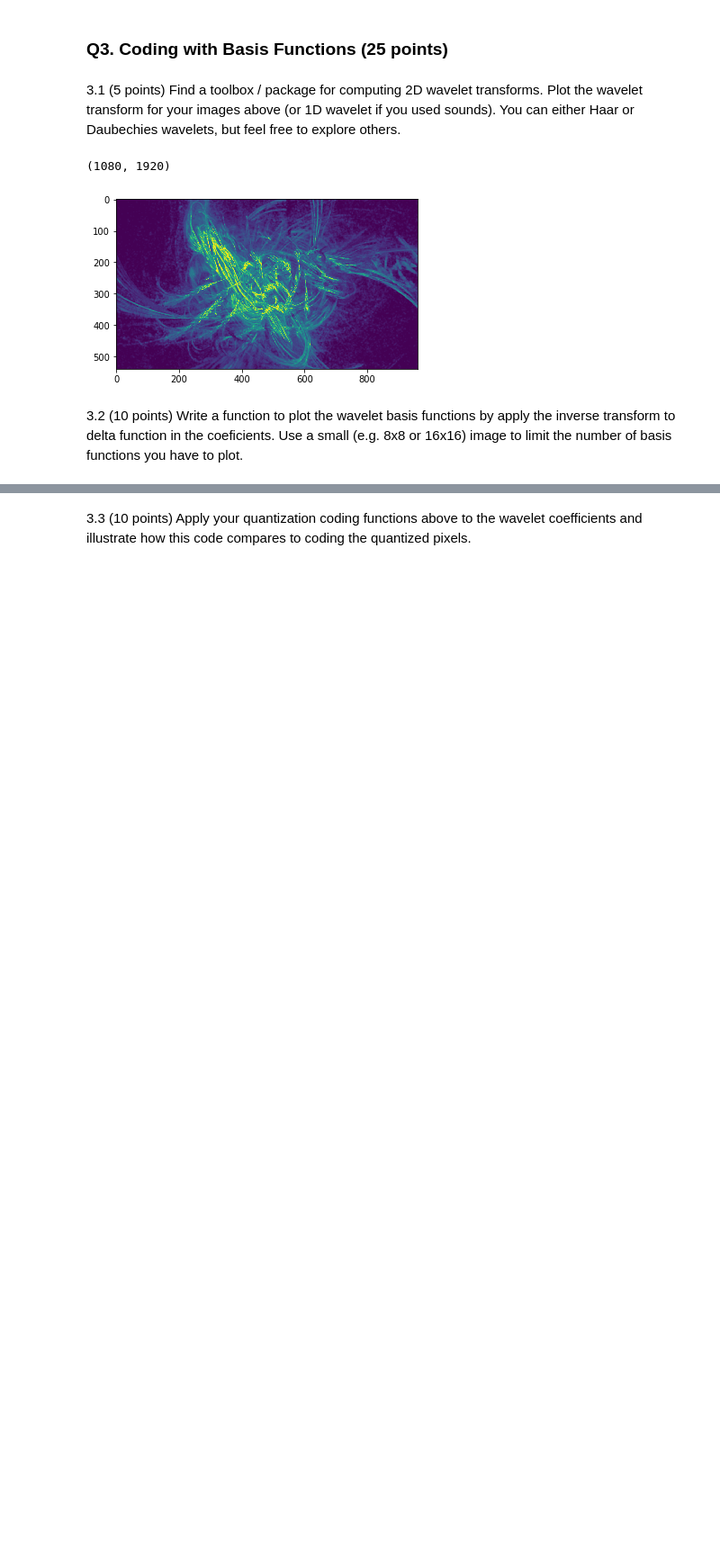
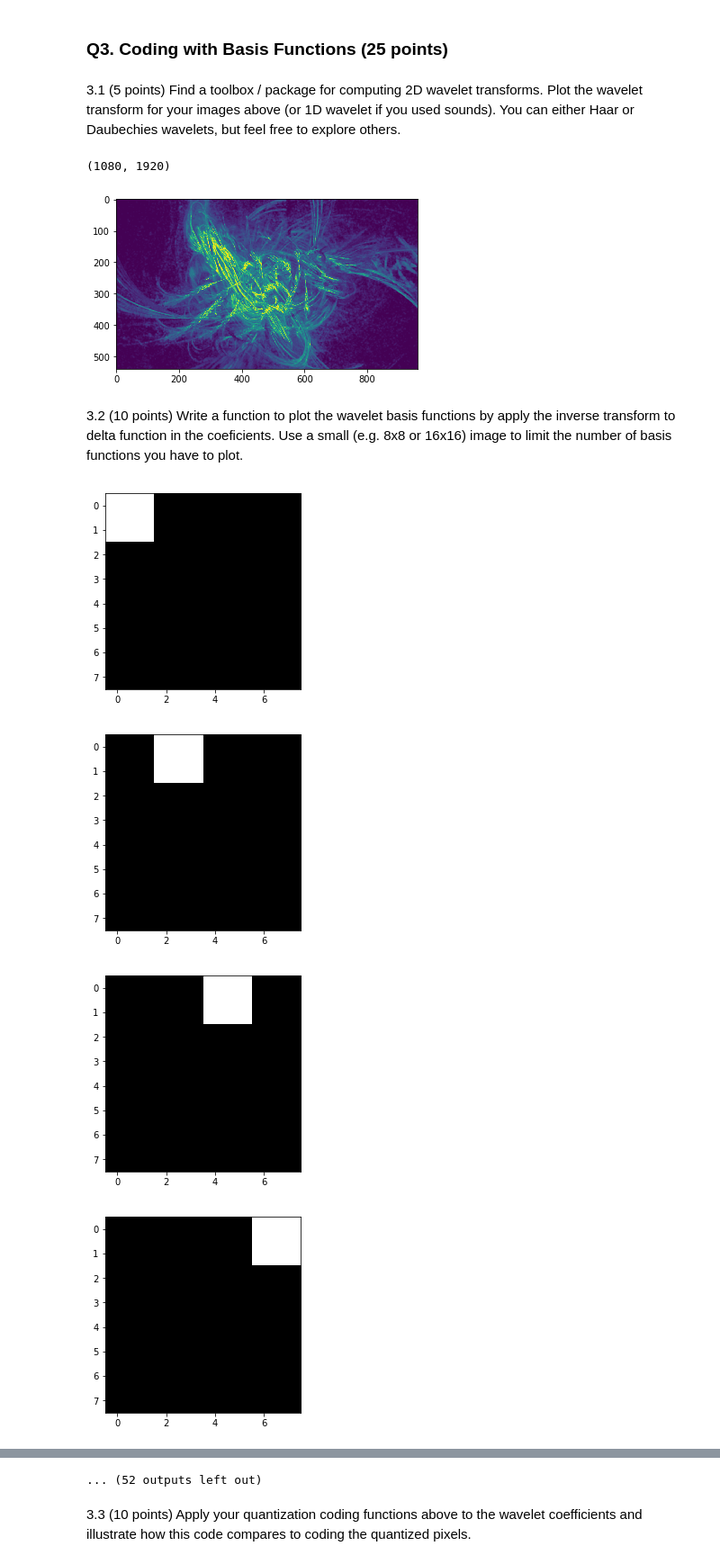
Before and after one commit to brennanmcfarland/computational-perception-class, a Jupyter notebook: CP-A2-bfm21.ipynb, the cells around one changed output, grey strips where cells are left out. Shown at 90% size. Cells and saved outputs as stored; diff of their text form; code cells hidden in the pictures; blank space fills up the shorter version.

```diff
--- a/CP-A2-bfm21.ipynb
+++ b/CP-A2-bfm21.ipynb
@@ -273,9 +272,27 @@ plt.show()
 [figure]
 # %% [markdown]
 3.2 (10 points) Write a function to plot the wavelet basis functions by apply the inverse transform to delta function in the coeficients.  Use a small (e.g. 8x8 or 16x16) image to limit the number of basis functions you have to plot.
-# %%
-# TODO: given the coefficients, do the above
-# so basically we're taking the wavelet coeffs and inverse transforming them, what is the delta function?
-def plot_wavelet_basis_functions(coeffs):
-    basis_functions = pywt.idwt2(coeffs, 'haar')
-    plt.imshow(basis_functions)
+# %%
+def plot_wavelet_basis_functions(coeffs):
+    coeffs = (np.zeros(shape=coeffs[0].shape), (np.zeros(shape=coeffs[1][0].shape), np.zeros(shape=coeffs[1][1].shape), np.zeros(shape=coeffs[1][2].shape)))
+    cwtA, cwtD = coeffs[0], coeffs[1]
+    cwts = (cwtA, cwtD[0], cwtD[1], cwtD[2])
+    for c, cwt in enumerate(cwts):
+        for r, cwt_row in enumerate(cwt):
+            for v, cwt_coeff in enumerate(cwt_row):
+                cwts[c][r][v] = 1.0
+                basis_functions = pywt.idwt2(coeffs, 'haar')
+                plt.imshow(basis_functions, cmap='gray')
+                plt.show()
+                cwts[c][r][v] = 0.0
+# %%
+path = 'data/face.png'
+img = imread(path)
+img = rgb2gray(img)
+cwtA, cwtD = pywt.dwt2(img, 'haar')
+plot_wavelet_basis_functions((cwtA, cwtD))
+# %% [output]
+[figure, added]
+[figure, added]
+[figure, added]
+[figure, added]
@@ -282,2 +307,3 @@ def plot_wavelet_basis_functions(coeffs):
+... (52 outputs left out)
 # %% [markdown]
 3.3 (10 points) Apply your quantization coding functions above to the wavelet coefficients and illustrate how this code compares to coding the quantized pixels.
```
Also changed, not shown: parts of 4 cells of this notebook.
